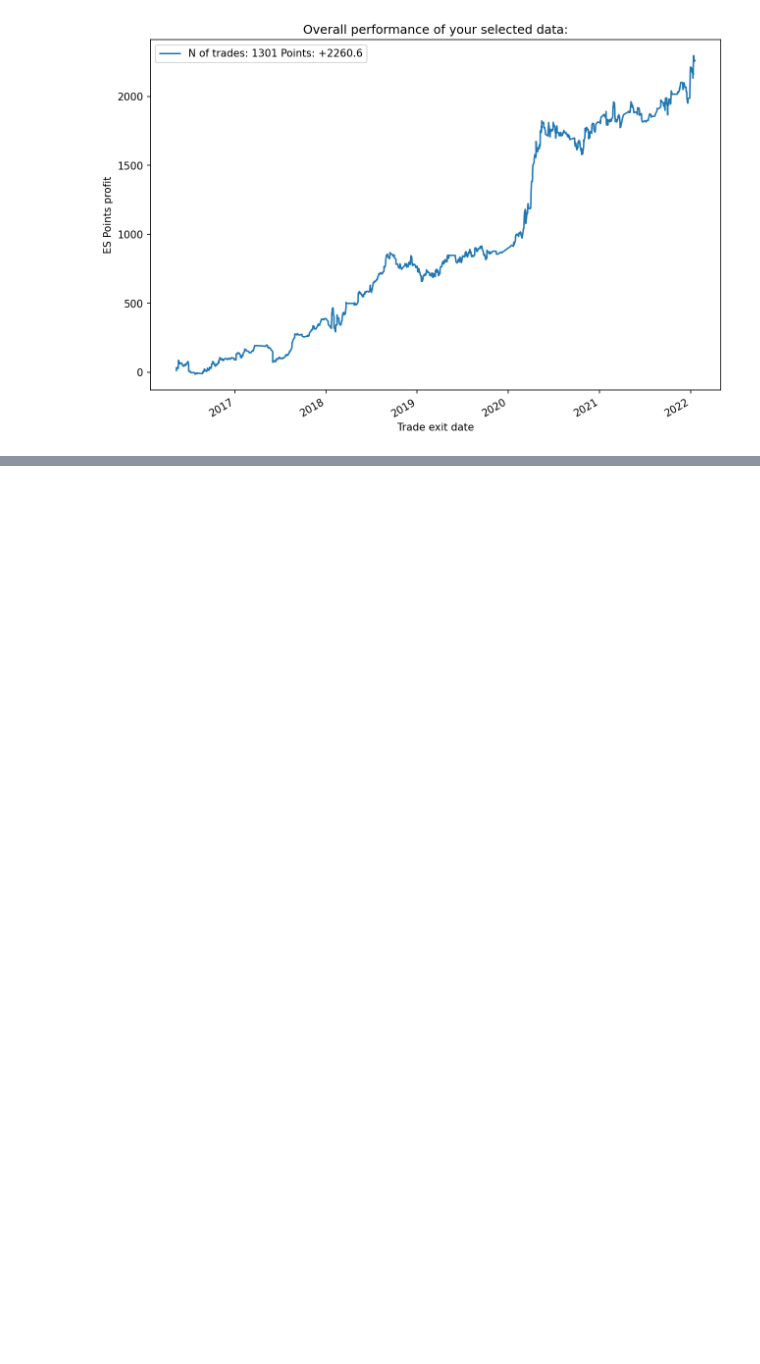
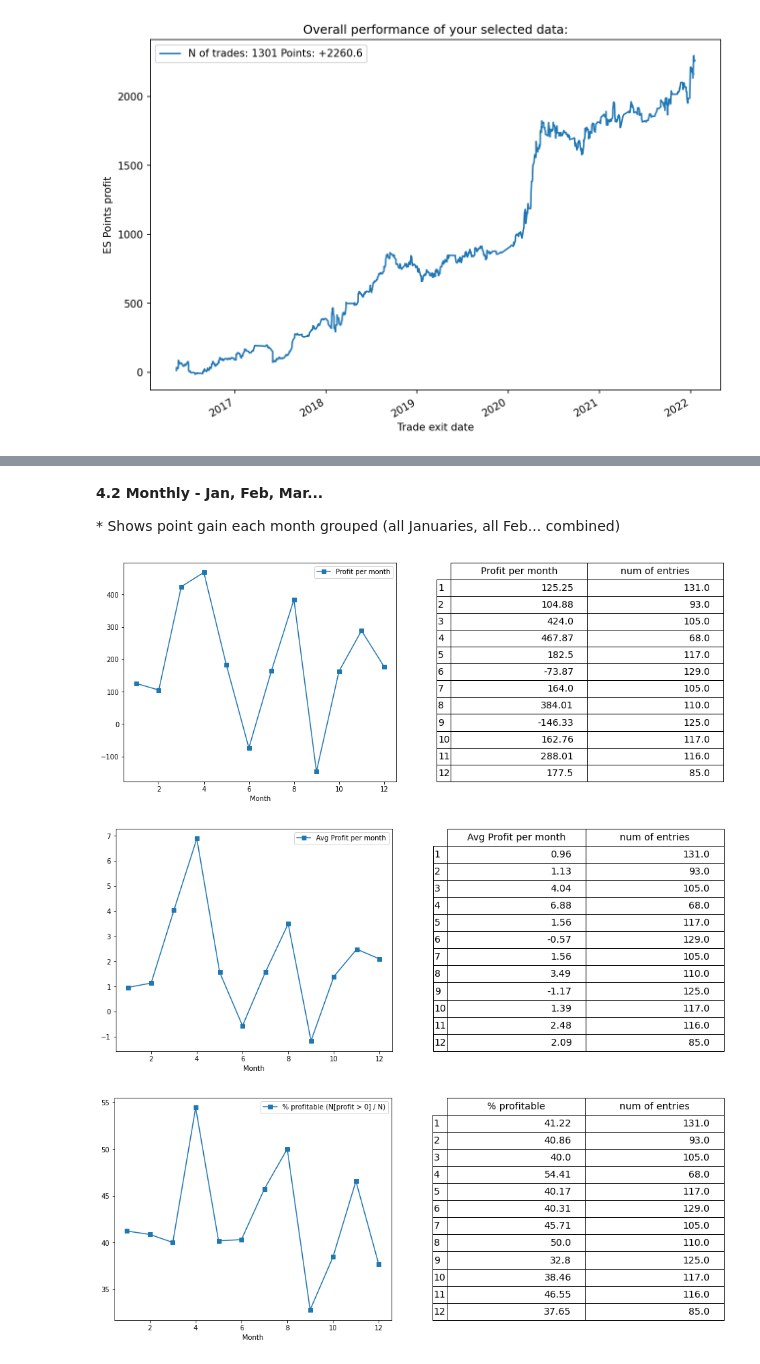
Before and after one commit to finance33/merged_trades_analysis, a Jupyter notebook: merged_trades.ipynb, the cells around one changed output, grey strips where cells are left out. Saved outputs shown, nothing was run; the diff lists cells and outputs as text; code cells hidden in the pictures; blank space fills up the shorter version.

```diff
--- a/merged_trades.ipynb
+++ b/merged_trades.ipynb
@@ -189,0 +339,15 @@ KeyError: 'ordinal'
+# %% [markdown]
+<p><b>4.2 Monthly - Jan, Feb, Mar...</b></p>
+<p>* Shows point gain each month grouped (all Januaries, all Feb... combined)</p>
+# %%
+monthly = df.groupby(df['time_entry'].dt.month)['profit'].agg(['sum', 'count'])
+monthly_avg = df.groupby(df['time_entry'].dt.month)['profit'].agg(['mean', 'count'])
+monthly_perc = df.groupby(df['time_entry'].dt.month)['is_profit'].agg(['sum', 'count'])
+
+table_plot(monthly, 'Profit per month', 'Month')
+table_plot(monthly_avg, 'Avg Profit per month', 'Month')
+table_plot(monthly_perc, '% profitable', 'Month')
+# %% [output]
+[figure, added]
+[figure, added]
+[figure, added]
```
Also changed, not shown: parts of 31 cells of this notebook.
